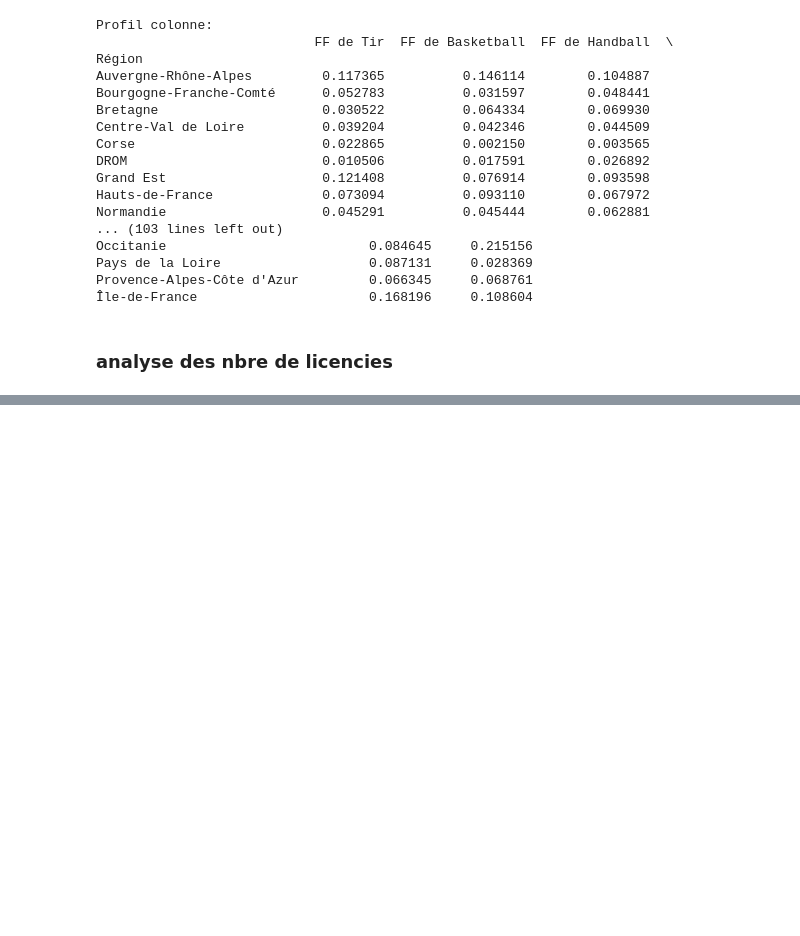
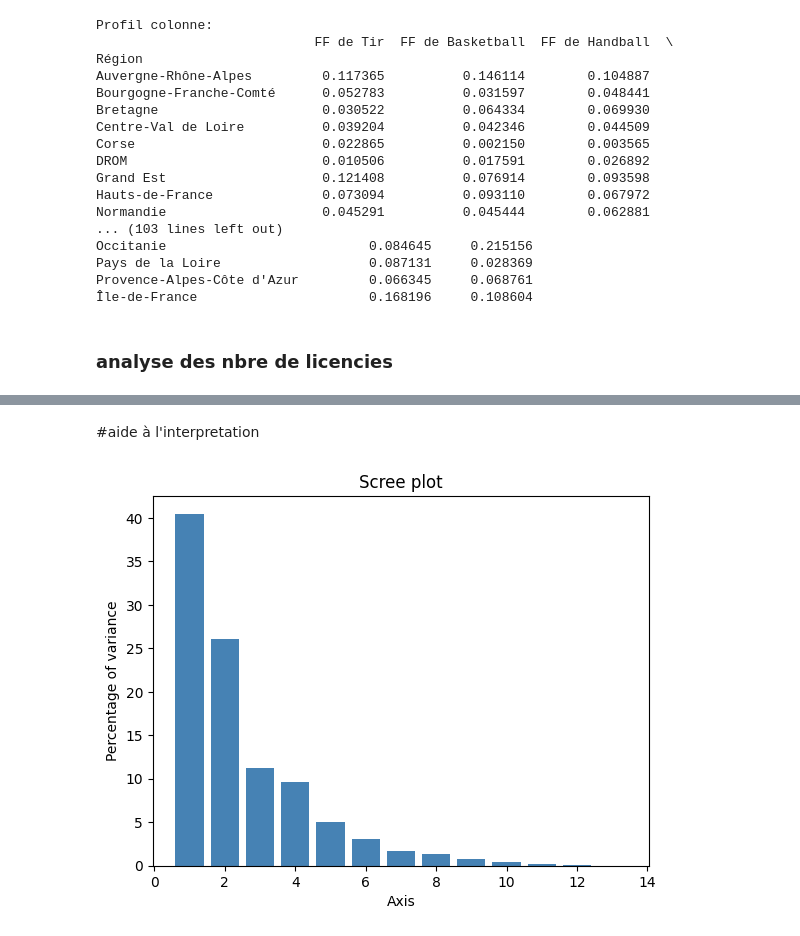
Before and after one commit to paulrsnn/projet-python, a Jupyter notebook: regionales.ipynb, the cells around one changed output, grey strips where cells are left out. Drawn from its saved outputs; the diff is of its cells as text; code cells hidden in the pictures; blank space fills up the shorter version.

```diff
--- a/regionales.ipynb
+++ b/regionales.ipynb
@@ -268,0 +345,5 @@ ax.bar(prop_lic.index,prop_lic)
+# %%
+my_ca=CA(row_labels=base_afc.index.values,col_labels=base_afc.columns.values,stats=True)
+# %%
+#Estime AFC( entrainer le afc)
+my_ca.fit(base_afc.values)
@@ -268,0 +368,7 @@ ax.bar(prop_lic.index,prop_lic)
+# %% [markdown]
+#aide à l'interpretation
+# %%
+#graphique des vaeurs propres
+my_ca.plot_eigenvalues(type="percentage")
+# %% [output]
+[figure, added]
```
Also changed, not shown: parts of 24 cells of this notebook.
